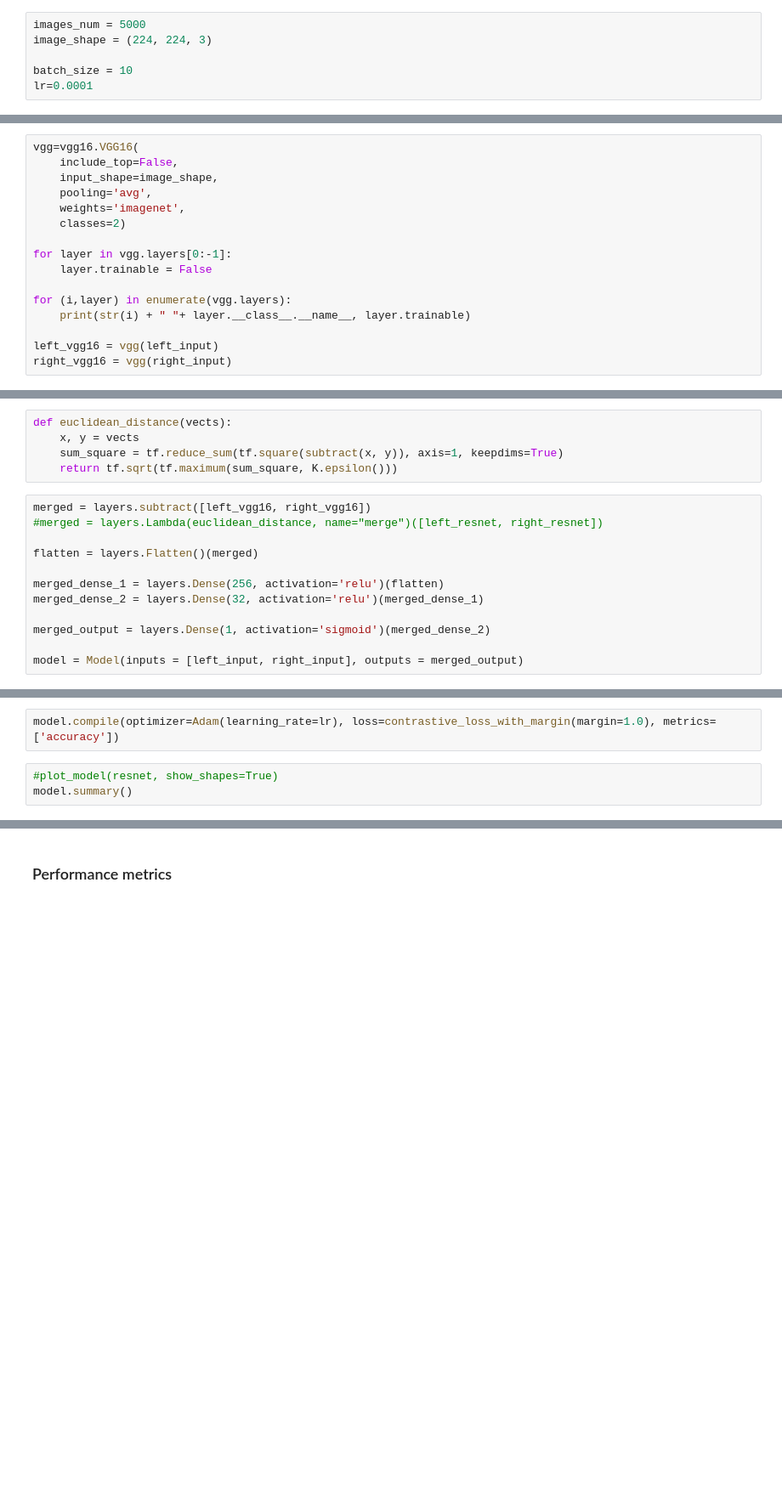
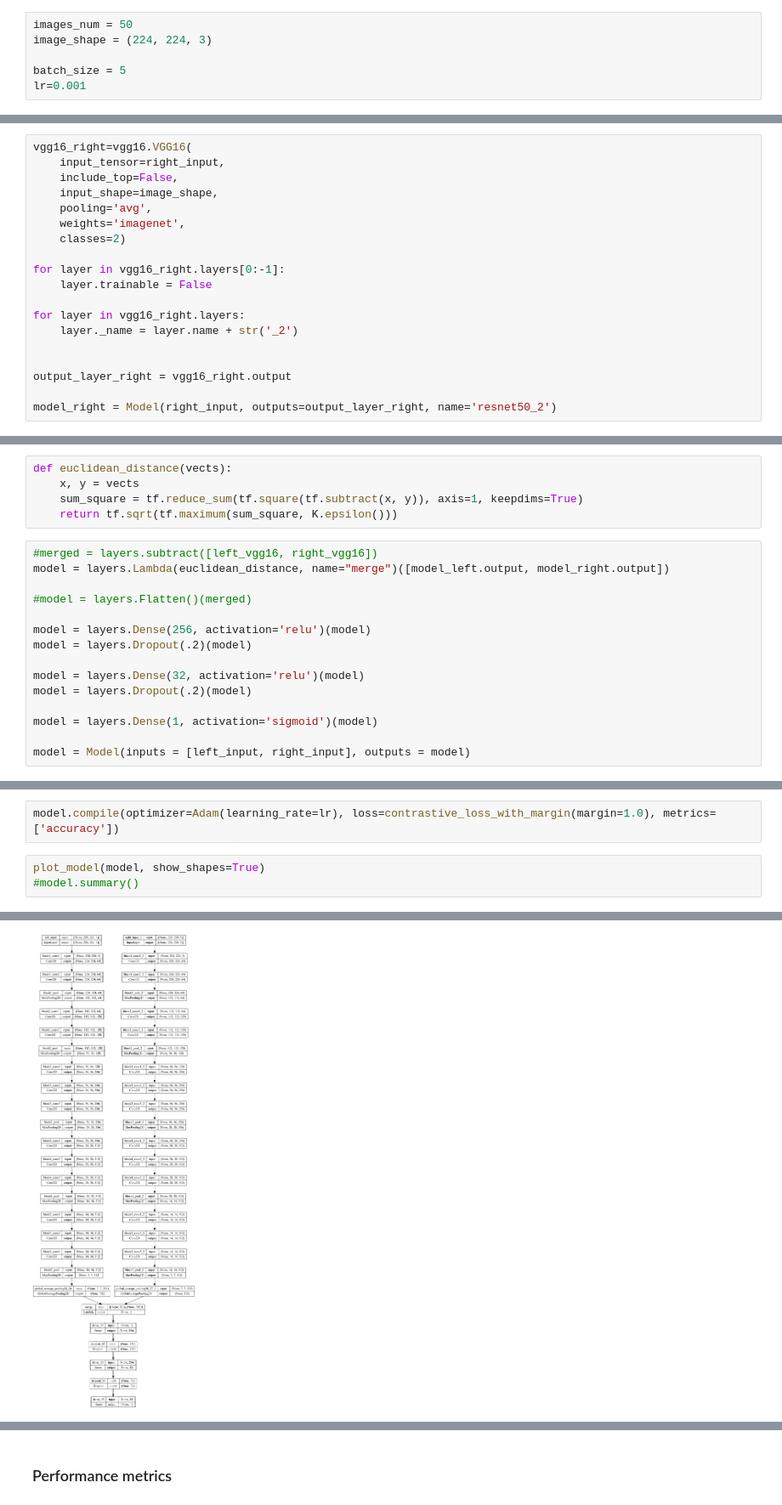
Before and after one commit to hrifanov/ml_project, a Jupyter notebook: Sprint_4/model/model_from_tensor_slices_v2.ipynb, the cells around one changed output, grey strips where cells are left out. Shown: that part at 85% size. Saved outputs shown, nothing was run; the diff lists cells and outputs as text; blank space fills up the shorter version.

```diff
--- a/Sprint_4/model/model_from_tensor_slices_v2.ipynb
+++ b/Sprint_4/model/model_from_tensor_slices_v2.ipynb
@@ -27,11 +27,11 @@ attributes_path = '../../../Dataset/list_attr_celeba.txt'
 # %% [markdown]
 ### Hyperparameters
 # %%
-images_num = 5000
+images_num = 50
 image_shape = (224, 224, 3)
 
-batch_size = 10
-lr=0.0001
+batch_size = 5
+lr=0.001
 # %% [markdown]
 ### Creating pairs
 # %%
@@ -123,16 +133,19 @@ right_input = layers.Input(shape=(224, 224, 3), name='right_input')
 # %%
-vgg=vgg16.VGG16(
+vgg16_right=vgg16.VGG16(
+    input_tensor=right_input,
     include_top=False,
     input_shape=image_shape,
     pooling='avg',
     weights='imagenet',
     classes=2)
 
-for layer in vgg.layers[0:-1]:
+for layer in vgg16_right.layers[0:-1]:
     layer.trainable = False
 
-for (i,layer) in enumerate(vgg.layers):
-    print(str(i) + " "+ layer.__class__.__name__, layer.trainable)
+for layer in vgg16_right.layers:
+    layer._name = layer.name + str('_2')
 
-left_vgg16 = vgg(left_input)
-right_vgg16 = vgg(right_input)
+
+output_layer_right = vgg16_right.output
+
+model_right = Model(right_input, outputs=output_layer_right, name='resnet50_2')
@@ -162,20 +154,23 @@ right_vgg16 = vgg(right_input)
 # %%
 def euclidean_distance(vects):
     x, y = vects
-    sum_square = tf.reduce_sum(tf.square(subtract(x, y)), axis=1, keepdims=True)
+    sum_square = tf.reduce_sum(tf.square(tf.subtract(x, y)), axis=1, keepdims=True)
     return tf.sqrt(tf.maximum(sum_square, K.epsilon()))
 # %%
-merged = layers.subtract([left_vgg16, right_vgg16])
-#merged = layers.Lambda(euclidean_distance, name="merge")([left_resnet, right_resnet])
+#merged = layers.subtract([left_vgg16, right_vgg16])
+model = layers.Lambda(euclidean_distance, name="merge")([model_left.output, model_right.output])
 
-flatten = layers.Flatten()(merged)
+#model = layers.Flatten()(merged)
 
-merged_dense_1 = layers.Dense(256, activation='relu')(flatten)
-merged_dense_2 = layers.Dense(32, activation='relu')(merged_dense_1)
+model = layers.Dense(256, activation='relu')(model)
+model = layers.Dropout(.2)(model)
 
-merged_output = layers.Dense(1, activation='sigmoid')(merged_dense_2)
+model = layers.Dense(32, activation='relu')(model)
+model = layers.Dropout(.2)(model)
 
-model = Model(inputs = [left_input, right_input], outputs = merged_output)
+model = layers.Dense(1, activation='sigmoid')(model)
+
+model = Model(inputs = [left_input, right_input], outputs = model)
 # %%
 # margin is a parametr settable by developer
 def contrastive_loss_with_margin(margin):
@@ -190,6 +185,6 @@ def contrastive_loss_with_margin(margin):
 # %%
 model.compile(optimizer=Adam(learning_rate=lr), loss=contrastive_loss_with_margin(margin=1.0), metrics=['accuracy'])
 # %%
-#plot_model(resnet, show_shapes=True)
-model.summary()
+plot_model(model, show_shapes=True)
+#model.summary()
 # %% [output]
@@ -213 +191,2 @@ ________________________________________________________________________________
+[figure, added]
 # %%
```
Also changed, not shown: parts of 14 cells of this notebook, 2 other files.
